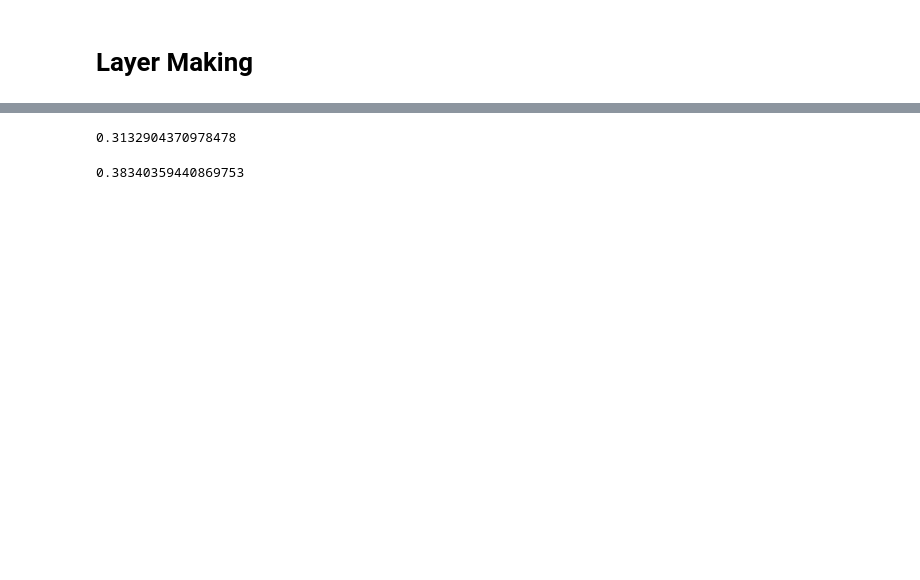
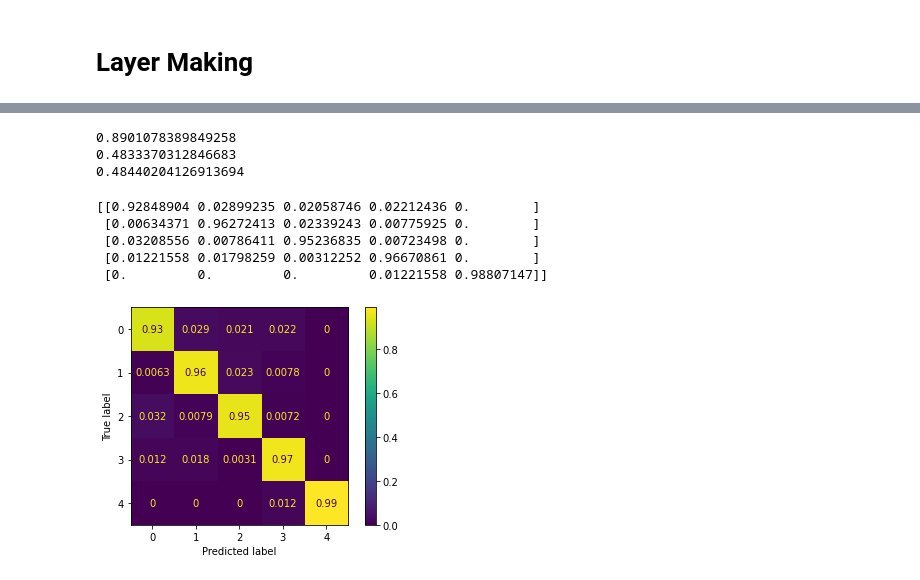
Before and after one commit to chriswxho/radar_rcn, a Jupyter notebook: Bidirectional.ipynb, the cells around one changed output, grey strips where cells are left out. Drawn from its saved outputs; the diff is of its cells as text; code cells hidden in the pictures; blank space fills up the shorter version.

```diff
--- a/Bidirectional.ipynb
+++ b/Bidirectional.ipynb
@@ -225,22 +259,9 @@ i2n = InputToNode(hidden_layer_size=layer1_size, input_activation="tanh")
-# %%
-initial_params = {'hidden_layer_size': layer2_size, #1000 in 5C
-                  'input_activation': 'tanh', #
-                  'k_in' : 1,
-                  'bias_scaling': 0.0, # usually 0
-                  'spectral_radius' : 0.0, #
-                  'reservoir_activation': 'tanh', # 2
-                  'leakage': 0.05, #equation 6, 17 frames should be 1 step
-                  'bidirectional': True, #bidirectional
-                  'k_rec': layer2_size / 10, # optimal is 200 for 1000 layer size
-                  'alpha': 0.1, # figure 6, tuned with k_in
-                  'random_state': 1, #
-                  'requires_sequence': True}
-# %%
-bid = False
 # %%
-l1 = Pipeline([
-    ('i2n', i2n),
-              ])
+i2n = InputToNode(hidden_layer_size=layer_size, input_activation="tanh")
+
+l1 = Pipeline([('i2n', i2n)])
 n2n = Pipeline([('layer1', NodeToNode(hidden_layer_size=layer2_size, leakage=.05, bidirectional = bid)),
                ('layer2', NodeToNode(hidden_layer_size=layer2_size * 2 ** bid, leakage=.05, bidirectional = bid))])
-n2o = ESNClassifier(input_to_node=l1, node_to_node=n2n)
+n2o = ESNClassifier(input_to_node=l1, node_to_node=n2n, **initial_params)
+
+n2o.fit(train_dataset, train_labels_repeat)
@@ -279,8 +279,20 @@ for i in range(5):
-# %%
-test_predictions, test_acc = get_accuracy(n2o, test_dataset, test_labels)
-# %% [output]
-0.3132904370978478
-# %%
-valid_predictions, valid_acc = get_accuracy(n2o, valid_dataset, valid_labels)
-# %% [output]
-0.38340359440869753
+# %%
+train_predictions, train_acc = get_accuracy(n2o, train_dataset, train_labels)
+test_predictions, test_acc = get_accuracy(n2o, test_dataset, test_labels)
+valid_predictions, valid_acc = get_accuracy(n2o, valid_dataset, valid_labels)
+# %% [output]
+0.8901078389849258
+0.4833370312846683
+0.48440204126913694
+# %%
+train_cm = get_confusion_matrix(train_labels_repeat, train_predictions)
+print(train_cm)
+
+cm_display = ConfusionMatrixDisplay(train_cm, display_labels=[0, 1, 2, 3, 4]).plot()
+# %% [output]
+[[0.92848904 0.02899235 0.02058746 0.02212436 0.        ]
+ [0.00634371 0.96272413 0.02339243 0.00775925 0.        ]
+ [0.03208556 0.00786411 0.95236835 0.00723498 0.        ]
+ [0.01221558 0.01798259 0.00312252 0.96670861 0.        ]
+ [0.         0.         0.         0.01221558 0.98807147]]
+[figure, added]
```
Also changed, not shown: parts of 24 cells of this notebook.
